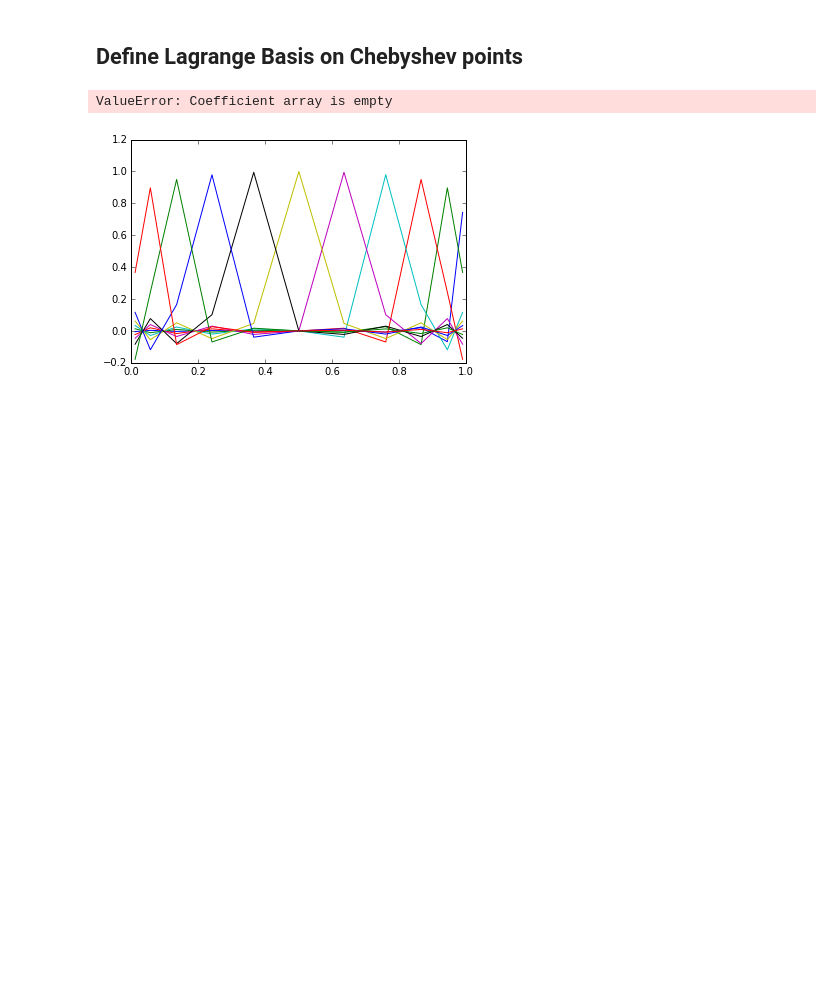
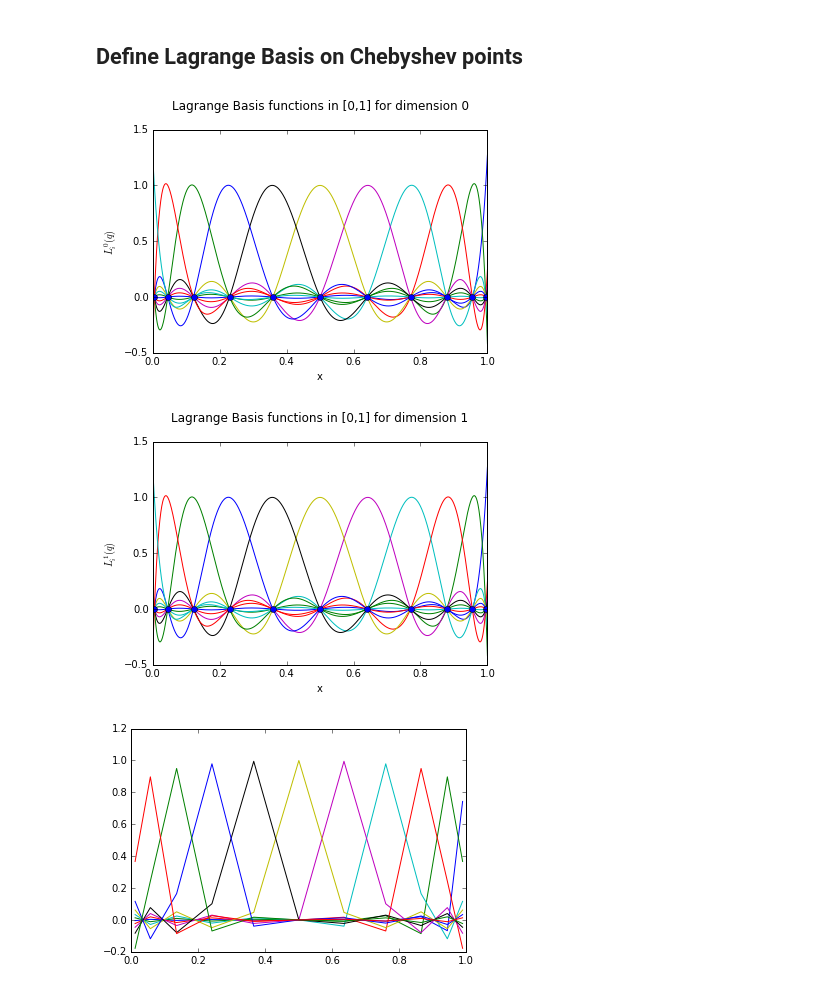
Before and after one commit to pdicerbo/P1.4, a Jupyter notebook: Basics/FinalProject.ipynb, the cells around one changed output. Saved outputs shown, nothing was run; the diff lists cells and outputs as text; code cells hidden in the pictures; blank space fills up the shorter version.

```diff
--- a/Basics/FinalProject.ipynb
+++ b/Basics/FinalProject.ipynb
@@ -156,34 +156,35 @@ def lagrange_basis(q):
     return L
 # %%
 dim = 2 # dimension of the problem (in this case we are considering 2D problem)
-q = 0 # number of basis functions for each dimension
+q = 10 # number of basis functions for each dimension
 
 N = [q, q] # order of Lagrange Basis along each dimension; need not necessarily be of the same size
 Pts = [.5 * (chebyshev_points(n + 1) +1.) for n in N] # to have Lagrange Basis of dimension q we need q+1 points
 
 LL = [lagrange_basis(q) for q in Pts]
 LL_Prime = []
 for d in range(dim):
     l = LL[d]
     LL_Prime += [[l[j].deriv() for j in range(len(l))]]
 
 # plot of the functions (only for check):
 x = linspace(0., 1., 1025)
 
 #for i in range(len(N)):
 #    for j in range(len(LL[i])):
 #        plot(x, LL[i][j](x))
 for i in range(dim):
     for f in LL[i]:
         plot(x, f(x))
 
     plot(Pts[i], Pts[i]*0., 'bo')
     xlabel('x')
     ylabel('$L_i^{%d}(q)$' % i)
     title('Lagrange Basis functions in [0,1] for dimension %d\n' % i)
     show()
 # %% [output]
-ValueError: Coefficient array is empty
+[figure, added]
+[figure, added]
 # %%
 quadrature = []
 weights = []
```
Also changed, not shown: parts of 1 cell of this notebook.
